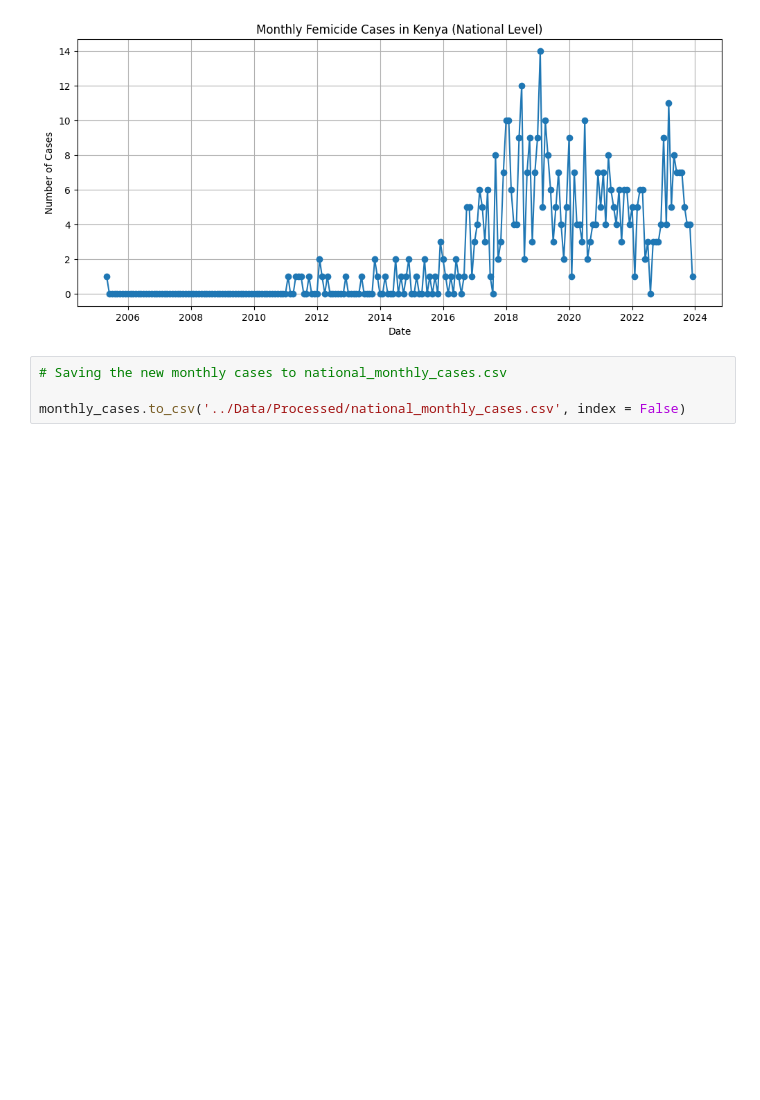
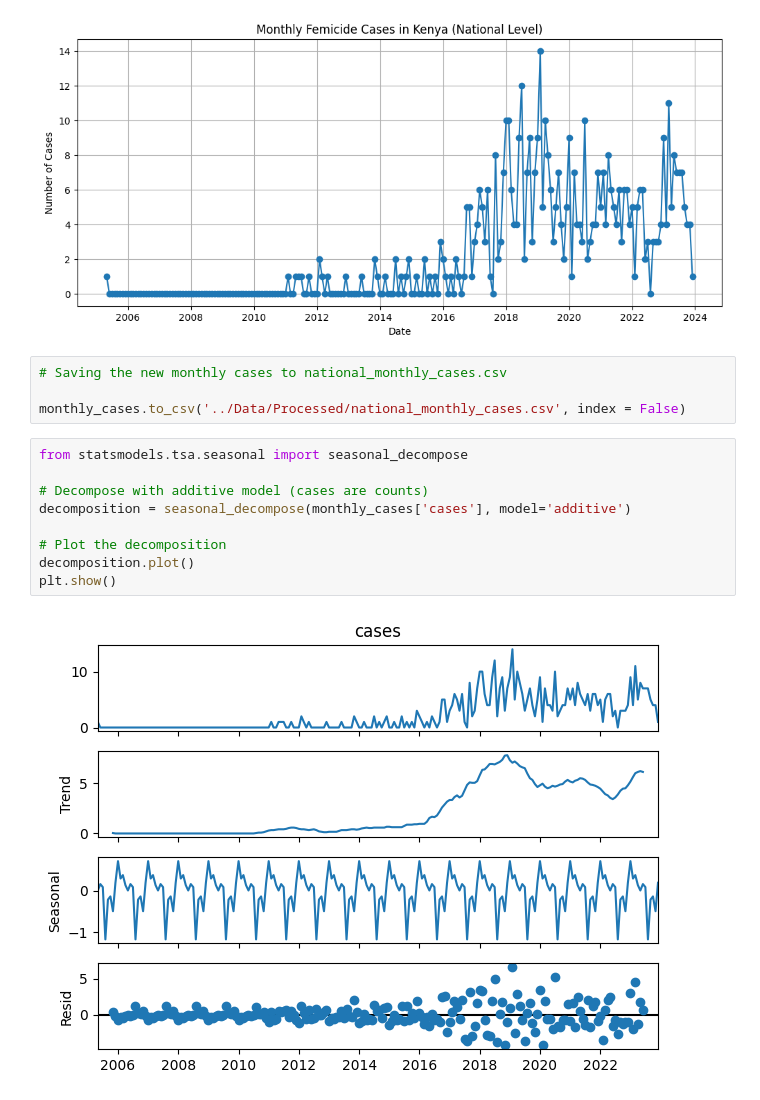
Before and after one commit to TonnieD/Femicide-Analysis-and-Forecasting, a Jupyter notebook: Notebooks/data_cleaning.ipynb, the cells around one changed output. Saved outputs shown, nothing was run; the diff lists cells and outputs as text; blank space fills up the shorter version.

Commit message:
Did decompositio analysis to see the trends, seasonal and residual patterns

```diff
--- a/Notebooks/data_cleaning.ipynb
+++ b/Notebooks/data_cleaning.ipynb
@@ -560,3 +560,14 @@ plt.show()
 # Saving the new monthly cases to national_monthly_cases.csv
 
 monthly_cases.to_csv('../Data/Processed/national_monthly_cases.csv', index = False)
+# %%
+from statsmodels.tsa.seasonal import seasonal_decompose
+
+# Decompose with additive model (cases are counts)
+decomposition = seasonal_decompose(monthly_cases['cases'], model='additive')
+
+# Plot the decomposition
+decomposition.plot()
+plt.show()
+# %% [output]
+[figure, added]
```
